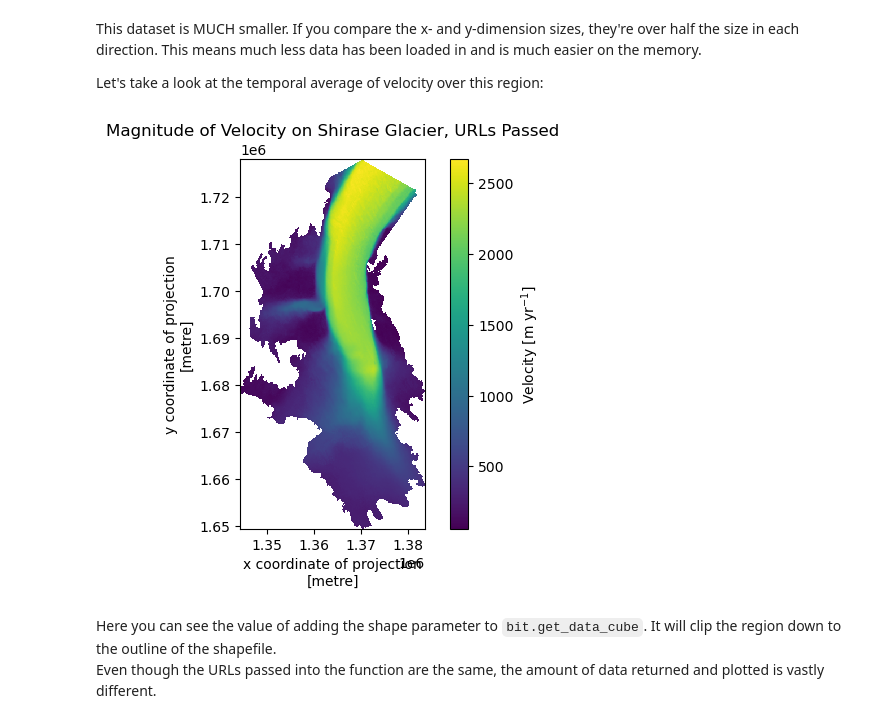
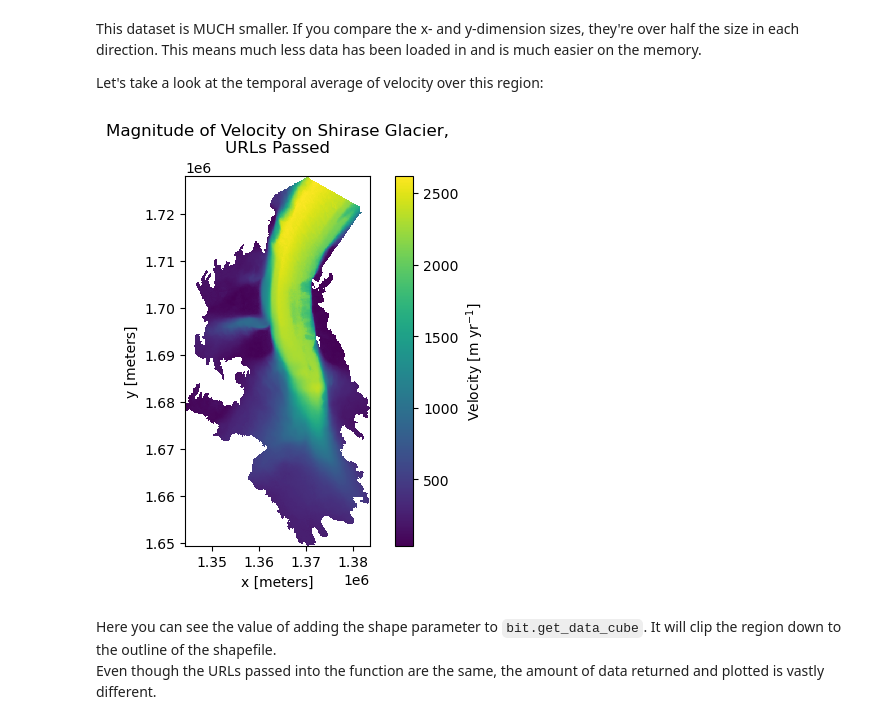
Before and after one commit to jackplogan33/ice-fracture-mechanics, a Jupyter notebook: notebooks/01-access-itslive-data.ipynb, the cells around one changed output. Drawn from its saved outputs; the diff is of its cells as text; code cells hidden in the pictures.

```diff
--- a/notebooks/01-access-itslive-data.ipynb
+++ b/notebooks/01-access-itslive-data.ipynb
@@ -201,0 +150,4 @@ shp_urls
+# %%
+pt_urls = bit.get_urls(points=pts)
+
+shp_urls = bit.get_urls(shape=shirase_outline)
@@ -394,13 +352,15 @@ Let's take a look at the temporal average of velocity over this region:
 # %%
 fig, ax = plt.subplots()
 
 v = shp_dc.v.mean(dim='mid_date').plot(ax=ax)
 v.colorbar.set_label('Velocity [m yr$^{-1}$]')
 ax.set_aspect('equal')
-ax.set_title('Magnitude of Velocity on Shirase Glacier, URLs Passed')
+ax.set_title('Magnitude of Velocity on Shirase Glacier,\nURLs Passed')
+ax.set_xlabel('x [meters]')
+ax.set_ylabel('y [meters]')
 plt.show()
 # %% [output]
-[figure, old version]
+[figure, new version]
 # %% [markdown]
 Here you can see the value of adding the shape parameter to `bit.get_data_cube`. It will clip the region down to the outline of the shapefile. <br>
 Even though the URLs passed into the function are the same, the amount of data returned and plotted is vastly different.
```
Also changed, not shown: parts of 21 cells of this notebook.
